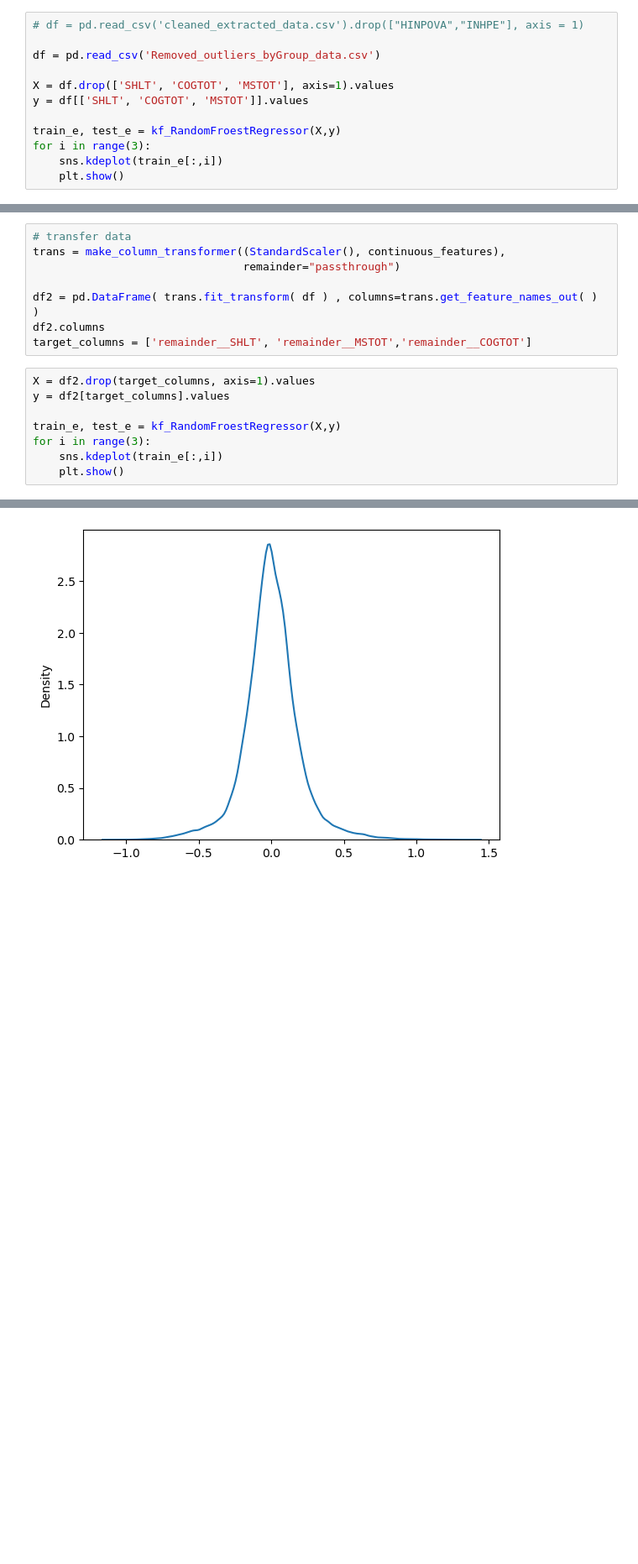
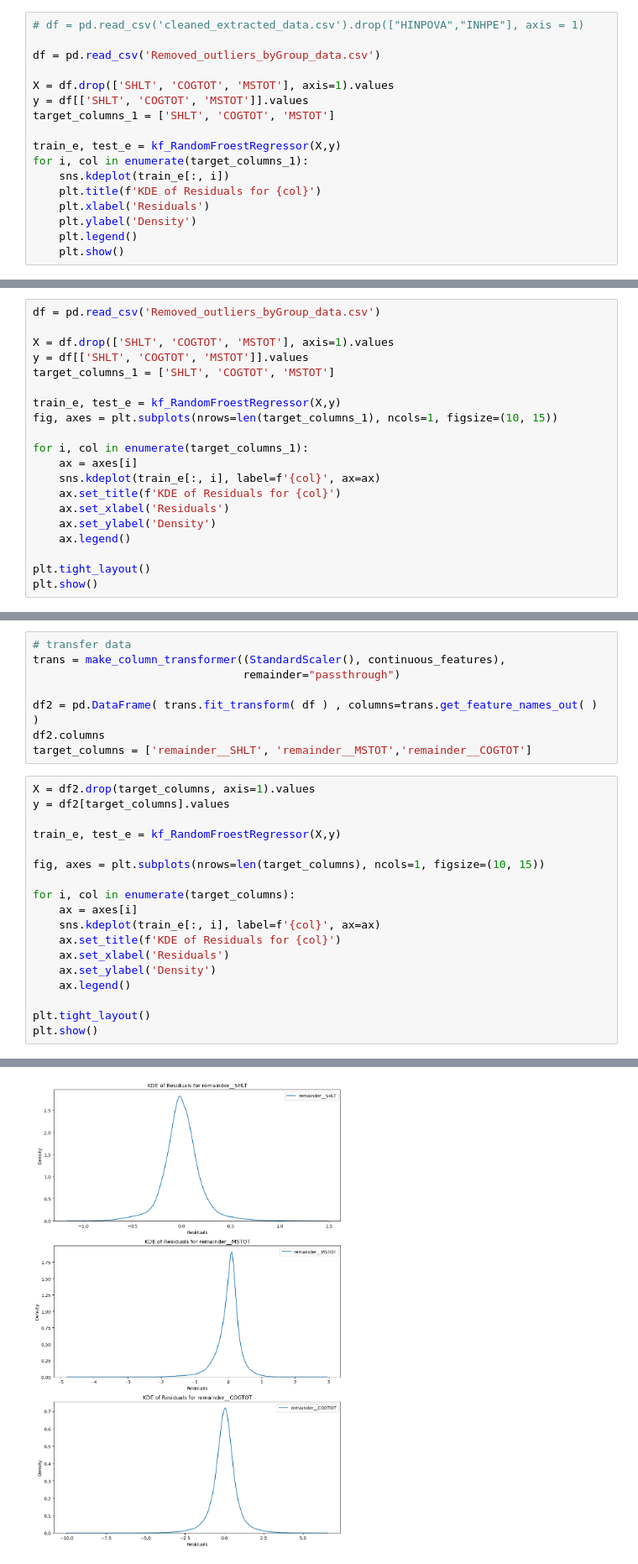
Before and after one commit to YuzhenZhou1327/ESE527_Project_HRS, a Jupyter notebook: data analysis.ipynb, the cells around one changed output, grey strips where cells are left out. Shown at 84% size. Cells and saved outputs as stored; diff of their text form; blank space fills up the shorter version.

```diff
--- a/data analysis.ipynb
+++ b/data analysis.ipynb
@@ -77,9 +77,14 @@ df = pd.read_csv('Removed_outliers_byGroup_data.csv')
 
 X = df.drop(['SHLT', 'COGTOT', 'MSTOT'], axis=1).values
 y = df[['SHLT', 'COGTOT', 'MSTOT']].values
+target_columns_1 = ['SHLT', 'COGTOT', 'MSTOT']
 
 train_e, test_e = kf_RandomFroestRegressor(X,y)
-for i in range(3):
-    sns.kdeplot(train_e[:,i])
+for i, col in enumerate(target_columns_1):
+    sns.kdeplot(train_e[:, i])
+    plt.title(f'KDE of Residuals for {col}')
+    plt.xlabel('Residuals')
+    plt.ylabel('Density')
+    plt.legend()
     plt.show()
 # %% [output]
@@ -90,0 +99,20 @@ Test: R-squared = 0.7042593035057843, MSE = 1.9478185834955994
+# %%
+df = pd.read_csv('Removed_outliers_byGroup_data.csv')
+
+X = df.drop(['SHLT', 'COGTOT', 'MSTOT'], axis=1).values
+y = df[['SHLT', 'COGTOT', 'MSTOT']].values
+target_columns_1 = ['SHLT', 'COGTOT', 'MSTOT']
+
+train_e, test_e = kf_RandomFroestRegressor(X,y)
+fig, axes = plt.subplots(nrows=len(target_columns_1), ncols=1, figsize=(10, 15))
+
+for i, col in enumerate(target_columns_1):
+    ax = axes[i]
+    sns.kdeplot(train_e[:, i], label=f'{col}', ax=ax)
+    ax.set_title(f'KDE of Residuals for {col}')
+    ax.set_xlabel('Residuals')
+    ax.set_ylabel('Density')
+    ax.legend()
+
+plt.tight_layout()
+plt.show()
@@ -138,7 +170,17 @@ X = df2.drop(target_columns, axis=1).values
 y = df2[target_columns].values
 
 train_e, test_e = kf_RandomFroestRegressor(X,y)
-for i in range(3):
-    sns.kdeplot(train_e[:,i])
-    plt.show()
+
+fig, axes = plt.subplots(nrows=len(target_columns), ncols=1, figsize=(10, 15))
+
+for i, col in enumerate(target_columns):
+    ax = axes[i]
+    sns.kdeplot(train_e[:, i], label=f'{col}', ax=ax)
+    ax.set_title(f'KDE of Residuals for {col}')
+    ax.set_xlabel('Residuals')
+    ax.set_ylabel('Density')
+    ax.legend()
+
+plt.tight_layout()
+plt.show()
 # %% [output]
@@ -147 +189 @@ Test: R-squared = 0.7041579676640876, MSE = 1.9516917465311987
-[figure, old version]
+[figure, new version]
```
Also changed, not shown: parts of 3 cells of this notebook, 13 other files.
